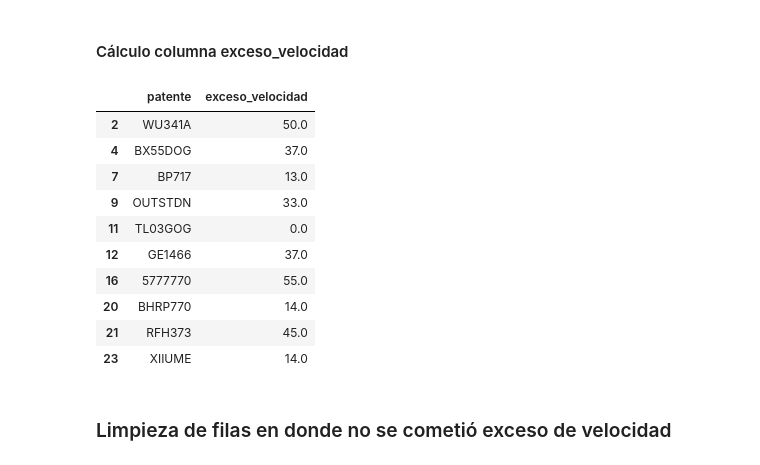
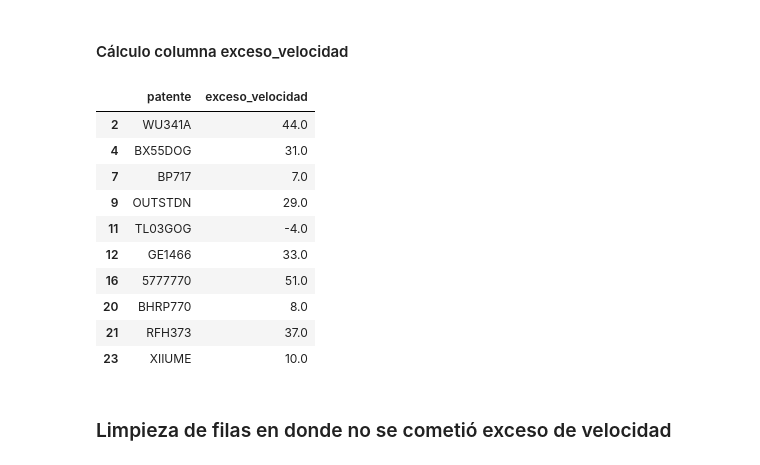
Before and after one commit to GomezMorales/urban_flow_tp_integrador, a Jupyter notebook: 01_Urban_Flow-Tejerina_Quiroga_Bonifacio_GomezMorales.ipynb, the cells around one changed output. Cells and saved outputs as stored; diff of their text form; code cells hidden in the pictures.

Commit message:
Agregado calculo de outliers , ajuste en formula de calculo de exceso de velocidad y nombre de csv en /interim

```diff
--- a/01_Urban_Flow-Tejerina_Quiroga_Bonifacio_GomezMorales.ipynb
+++ b/01_Urban_Flow-Tejerina_Quiroga_Bonifacio_GomezMorales.ipynb
@@ -581,22 +637,22 @@ df_original[['patente','exceso_velocidad_real']].head(10)
 # %%
 #Se cálcula una columna adicional, partiendo de 'exceso_velocidad_real'
 # la fórmula es: (velocidad_registrada - velocidad_maxima) + (0.05 * velocidad_maxima)
-df_original['exceso_velocidad'] = (df_original['velocidad_registrada'] - df_original['velocidad_maxima']) + (0.05 * df_original['velocidad_maxima'])
+df_original['exceso_velocidad'] = df_original['velocidad_registrada'] - (df_original['velocidad_maxima'] * 1.05)
 
 #Muestro las 10 primeras patentes y su exceso de velocidad
 df_original[['patente','exceso_velocidad']].head(10)
 # %% [output]
 |  | patente | exceso_velocidad |
-| 2 | WU341A | 50.0 |
-| 4 | BX55DOG | 37.0 |
-| 7 | BP717 | 13.0 |
-| 9 | OUTSTDN | 33.0 |
-| 11 | TL03GOG | 0.0 |
-| 12 | GE1466 | 37.0 |
-| 16 | 5777770 | 55.0 |
-| 20 | BHRP770 | 14.0 |
-| 21 | RFH373 | 45.0 |
-| 23 | XIIUME | 14.0 |
+| 2 | WU341A | 44.0 |
+| 4 | BX55DOG | 31.0 |
+| 7 | BP717 | 7.0 |
+| 9 | OUTSTDN | 29.0 |
+| 11 | TL03GOG | -4.0 |
+| 12 | GE1466 | 33.0 |
+| 16 | 5777770 | 51.0 |
+| 20 | BHRP770 | 8.0 |
+| 21 | RFH373 | 37.0 |
+| 23 | XIIUME | 10.0 |
 # %% [markdown]
 ### Limpieza de filas en donde no se cometió exceso de velocidad
 # %%
```
Also changed, not shown: parts of 4 cells of this notebook, 2 other files.
